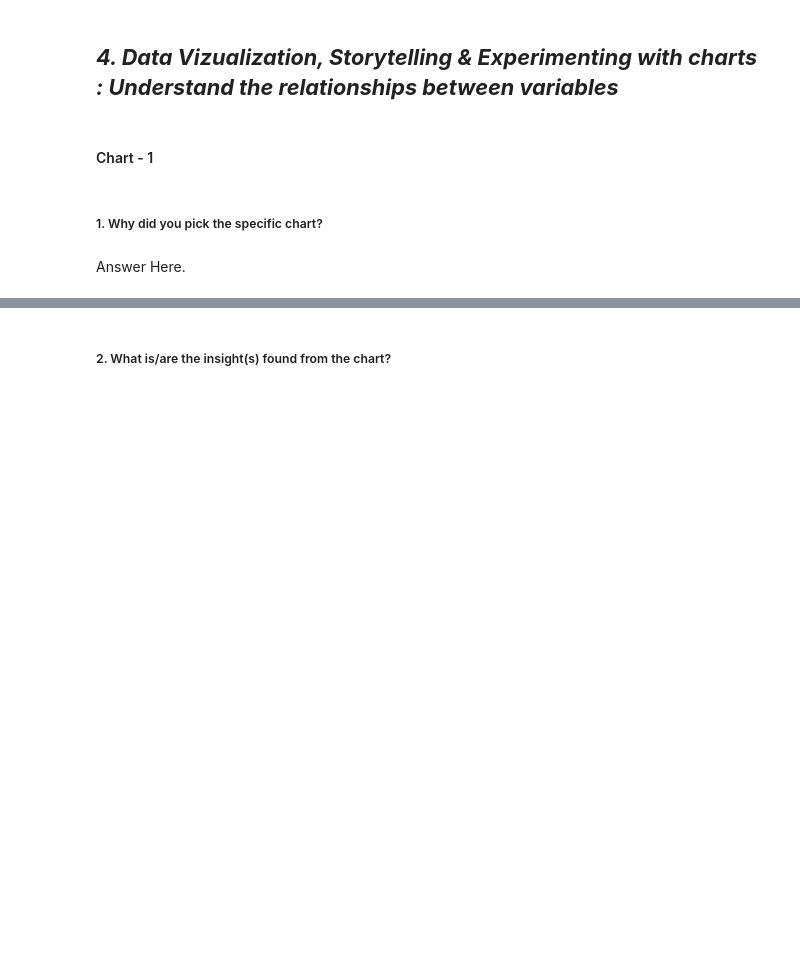
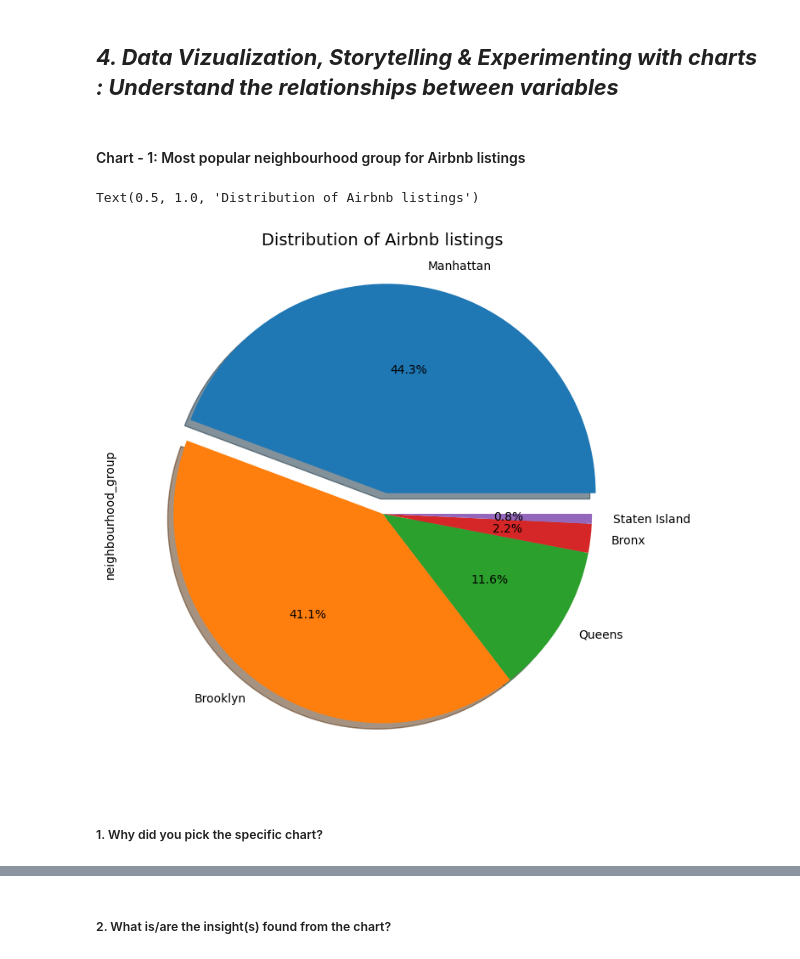
Before and after one commit to david-paul-m/Python-EDA, a Jupyter notebook: David_PY_EDA_AirBnb_Bookings_Analysis.ipynb, the cells around one changed output, grey strips where cells are left out. Cells and saved outputs as stored; diff of their text form; code cells hidden in the pictures; blank space fills up the shorter version.

```diff
--- a/David_PY_EDA_AirBnb_Bookings_Analysis.ipynb
+++ b/David_PY_EDA_AirBnb_Bookings_Analysis.ipynb
@@ -377,4 +365,4 @@ df1.drop(df1[df1['price']==0].index, inplace = True)
 # %% [markdown]
 ## ***4. Data Vizualization, Storytelling & Experimenting with charts : Understand the relationships between variables***
 # %% [markdown]
-#### Chart - 1
+#### Chart - 1: Most popular neighbourhood group for Airbnb listings
@@ -383,4 +369,10 @@ df1.drop(df1[df1['price']==0].index, inplace = True)
+# %%
+# Chart - 1 visualization code
+chart1_df = df1['neighbourhood_group'].value_counts()
+chart1_df.plot.pie(explode = [0.1, 0, 0, 0, 0], autopct='%1.1f%%',figsize = (10,8), fontsize = 10, shadow = True);
+plt.title('Distribution of Airbnb listings', fontsize = 14)
+# %% [output]
+Text(0.5, 1.0, 'Distribution of Airbnb listings')
+[figure, added]
 # %% [markdown]
 ##### 1. Why did you pick the specific chart?
-# %% [markdown]
-Answer Here.
```
Also changed, not shown: parts of 40 cells of this notebook.
